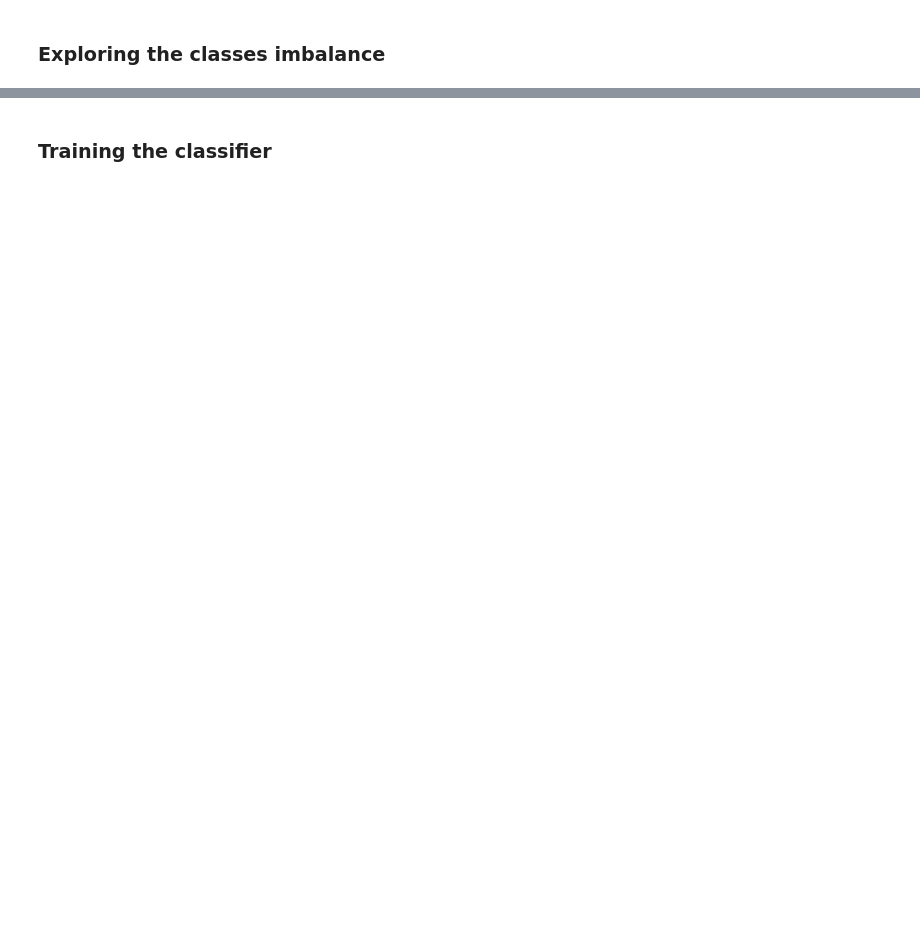
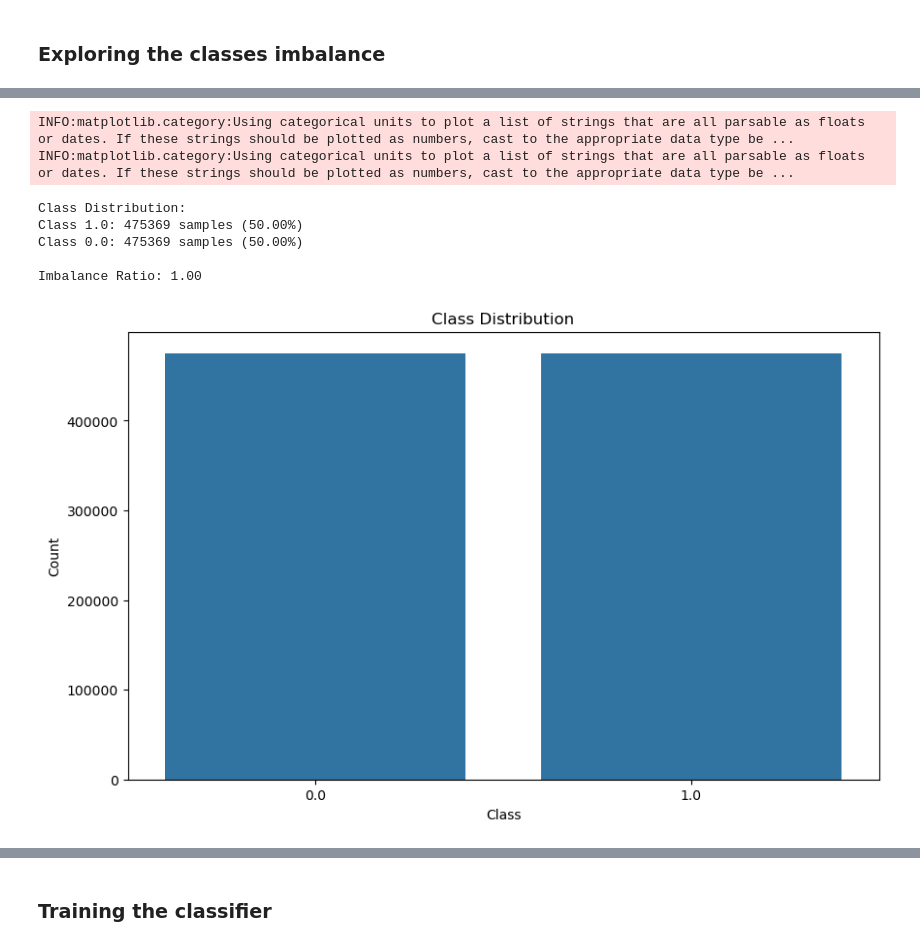
Before and after one commit to lesi-nedo/dm_project24_group_11, a Jupyter notebook: Classification.ipynb, the cells around one changed output, grey strips where cells are left out. Cells and saved outputs as stored; diff of their text form; code cells hidden in the pictures; blank space fills up the shorter version.

```diff
--- a/Classification.ipynb
+++ b/Classification.ipynb
@@ -63,0 +61,21 @@ Imbalance Ratio: 1.00
+# %%
+# balanced_dataset_path = "DatasetClassification/BalancedTrainDataset.csv"
+
+balanced_dataset, y_balanced = balance_dataset(train_dataset.data, train_labels, method="smote")
+# y_balanced.rename('label', inplace=True)
+# concat_dataset = balanced_dataset.join(y_balanced)
+
+# concat_dataset.to_csv(balanced_dataset_path, index=False)
+train_dataset.update_data(balanced_dataset, y_balanced)
+
+analyze_class_imbalance(y_balanced)
+del balanced_dataset, y_balanced
+# %% [output]
+INFO:matplotlib.category:Using categorical units to plot a list of strings that are all parsable as floats or dates. If these strings should be plotted as numbers, cast to the appropriate data type be ...
+INFO:matplotlib.category:Using categorical units to plot a list of strings that are all parsable as floats or dates. If these strings should be plotted as numbers, cast to the appropriate data type be ...
+Class Distribution:
+Class 1.0: 475369 samples (50.00%)
+Class 0.0: 475369 samples (50.00%)
+
+Imbalance Ratio: 1.00
+[figure, added]
```
Also changed, not shown: parts of 14 cells of this notebook, 58 other files.
